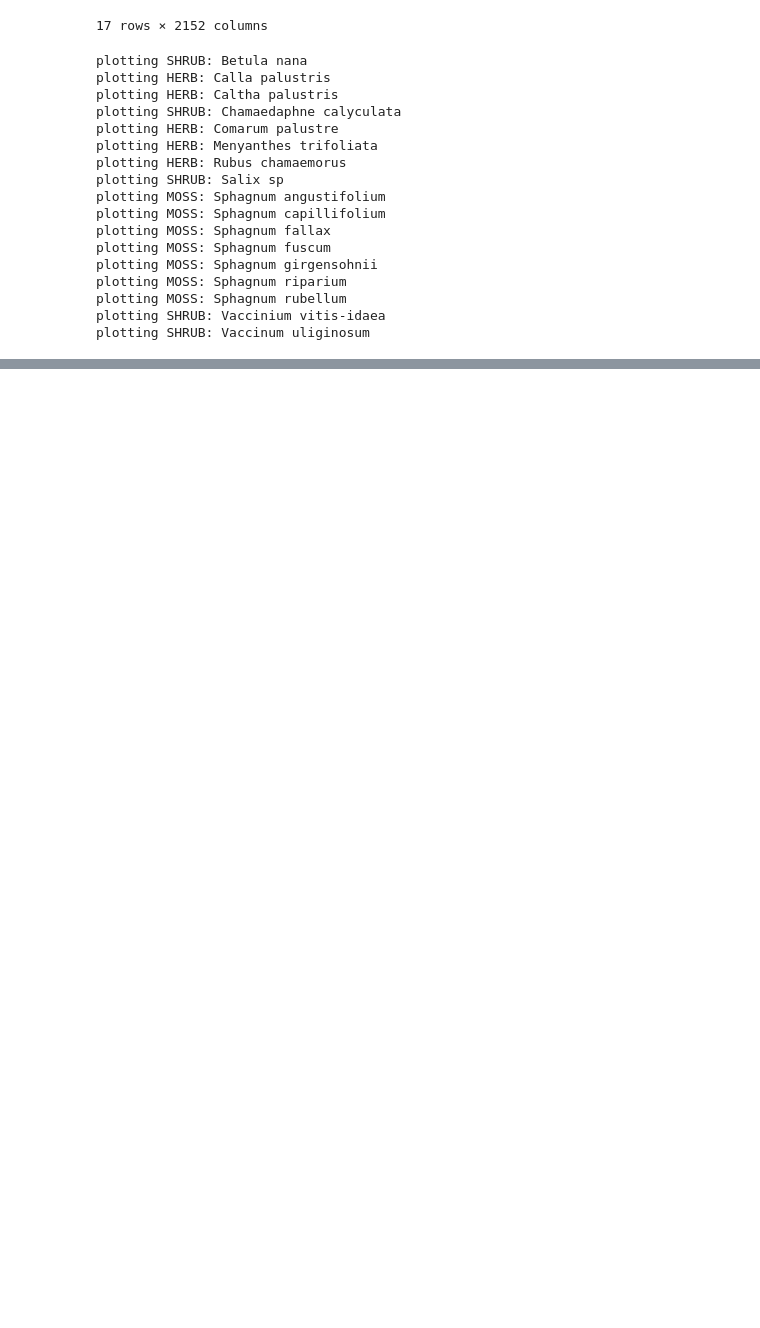
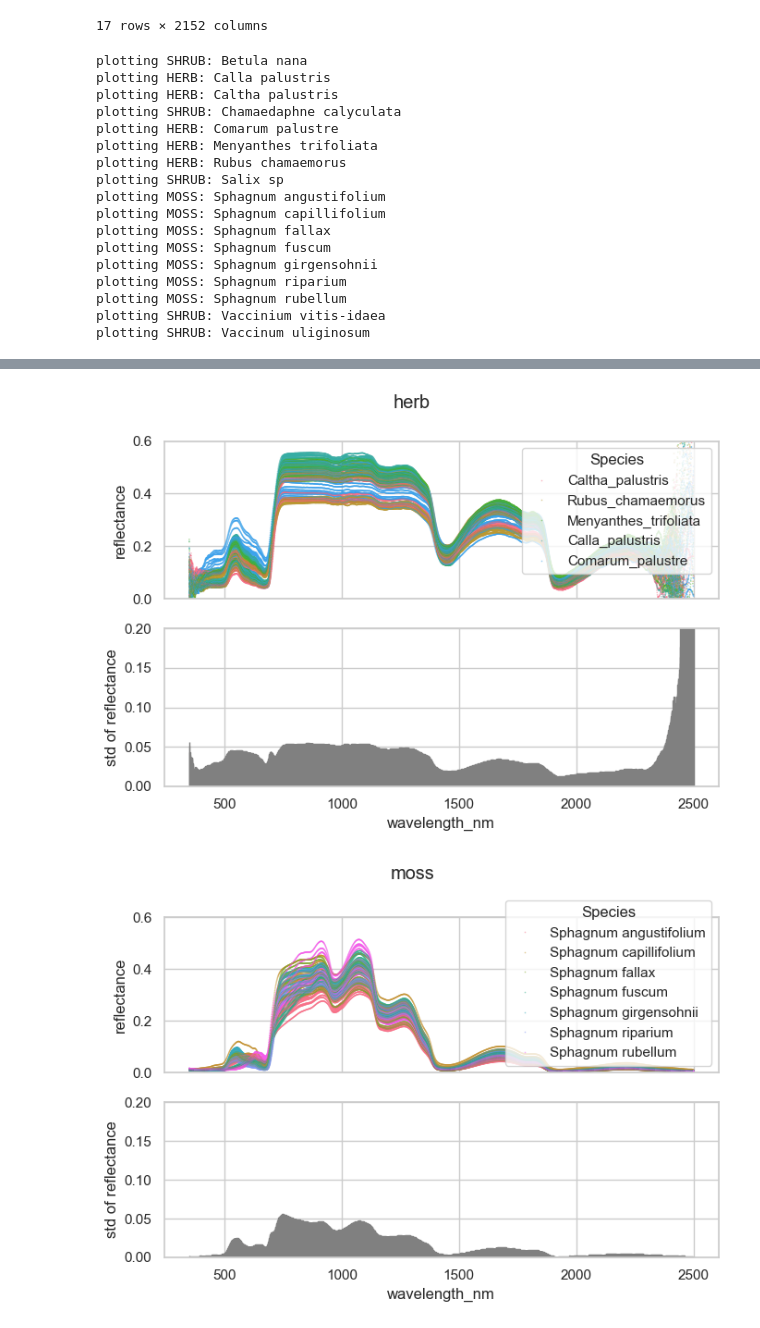
Before and after one commit to Ria-boe/hyperspectral, a Jupyter notebook: compare_species_PFTs.ipynb, the cells around one changed output, grey strips where cells are left out. Drawn from its saved outputs; the diff is of its cells as text; code cells hidden in the pictures; blank space fills up the shorter version.

Commit message:
start plotting PFTs

```diff
--- a/compare_species_PFTs.ipynb
+++ b/compare_species_PFTs.ipynb
@@ -414,0 +427,78 @@ plotting SHRUB: Vaccinum uliginosum
+# %%
+# group df by PFT
+grouped = df.groupby("PFT")
+
+#with PdfPages(f"{fig_out}/PFTPlots_ArcticPlants.pdf") as pdf:
+# loop through all Species
+for name, group in grouped:
+    # create title
+    # ft = group["PFT"].iloc[
+    #     0
+    # ]  # assume that they are all correctly assigned, the first PFT is correct
+    # label = f"{ft.upper()}: {name.replace('_', ' ')}"
+    # print(f"plotting {label}")
+    label = name
+
+    # reformat data
+    subset = group.melt(
+        id_vars=[
+            "Sample",
+            "Location",
+            "Species",
+            "Side",
+            "Moisture_percent",
+            "PFT"
+        ],
+        var_name="wavelength_nm",
+        value_name="reflectance",
+    )
+    subset["wavelength_nm"] = subset["wavelength_nm"].astype("float32")
+
+    # keep reflectance values within reasonable values
+    subset["reflectance"] = subset["reflectance"].where(
+        (subset.reflectance <= 1) & (subset.reflectance >= 0)
+    )
+
+    # set up figure
+    graph, (ax1, ax2) = plt.subplots(2, 1, figsize=(7, 5), sharex=True)
+    graph.suptitle(label)
+    ax2.set_ylabel("std of reflectance")
+    ax1.set_ylim(0, 0.6)
+    ax2.set_ylim(0, 0.2)
+
+    # plot reflectance
+    sns.scatterplot(
+        data=subset,
+        x="wavelength_nm",
+        y="reflectance",
+        hue="Species",
+        edgecolor=None,
+        s=1,
+        alpha=0.5,
+        ax=ax1,
+        rasterized=True)
+
+    # plot standard deviation of reflectance
+    sns.barplot(
+        data=subset,
+        x="wavelength_nm",
+        y="reflectance",
+        errorbar=None,
+        estimator="std",
+        native_scale=True,
+        edgecolor="grey",
+        alpha=1.0,
+        ax=ax2,
+        rasterized=True,
+    )
+    plt.tight_layout()
+        # plt.savefig(fname=f"{fig_out}/SpeciesPlots_{ft.upper()}-{name}.jpg")
+        # pdf.savefig()
+        #plt.close()
+
+
+
+        # TODO: move legend next to plots, plot species as average + range, set up pdf plotting,
+# %% [output]
+[figure, added]
+[figure, added]
```
Also changed, not shown: parts of 4 cells of this notebook.
